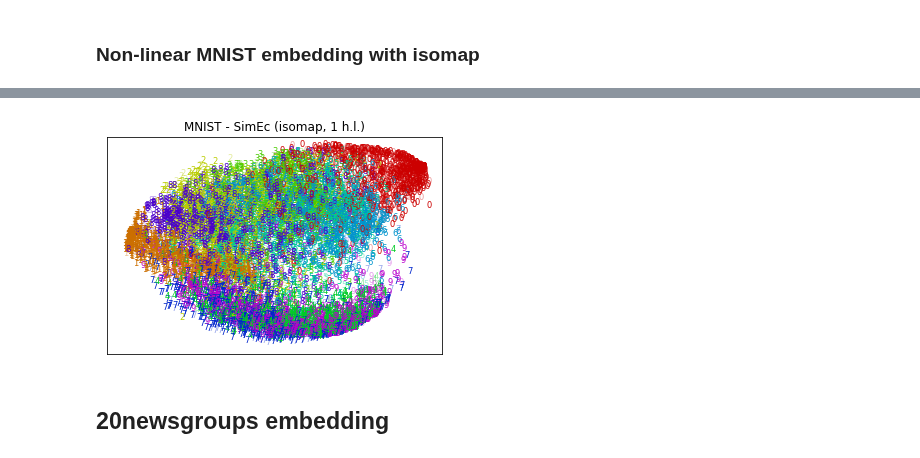
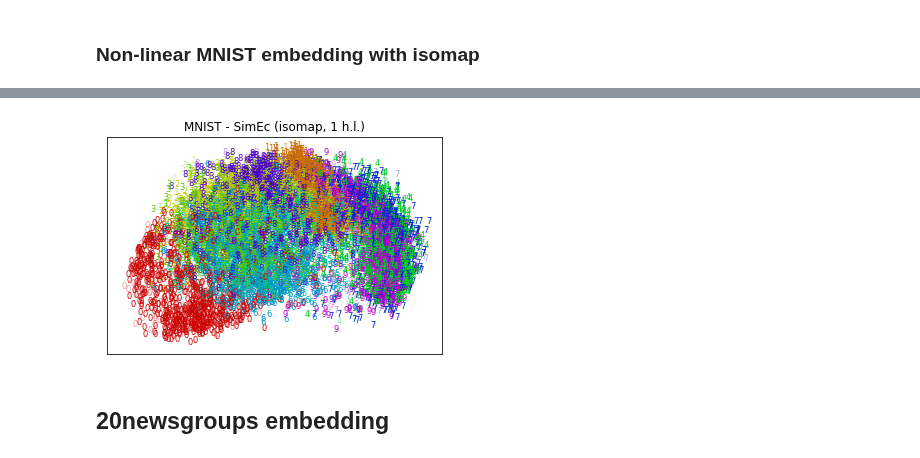
Before and after one commit to cod3licious/simec, a Jupyter notebook: basic_examples_compact.ipynb, the cells around one changed output, grey strips where cells are left out. Cells and saved outputs as stored; diff of their text form; code cells hidden in the pictures.

Commit message:
more isomap updates

```diff
--- a/basic_examples_compact.ipynb
+++ b/basic_examples_compact.ipynb
@@ -110,9 +110,10 @@ plot_mnist(X_embed, y, X_embed_test, y_test, title='MNIST - isomap')
 # %%
 # non-linear SimEc to approximate isomap solution
-K_geod = center_K(isomap.dist_matrix_)
+K_geod = center_K(-0.5*(isomap.dist_matrix_**2))
 n_targets = 1000
 # initialize the model
-simec = SimilarityEncoder(X.shape[1], 2, n_targets, hidden_layers=[(20, 'tanh')], s_ll_reg=0.5, S_ll=K_geod[:n_targets,:n_targets], opt=keras.optimizers.Adamax(lr=0.01))
+simec = SimilarityEncoder(X.shape[1], 2, n_targets, hidden_layers=[(20, 'tanh')], s_ll_reg=0.5,
+                          S_ll=K_geod[:n_targets,:n_targets], opt=keras.optimizers.Adamax(lr=0.01))
 # train the model to get an embedding with which the target similarities
 # can be linearly approximated
 simec.fit(X, K_geod[:,:n_targets], epochs=25)
@@ -143,4 +144,4 @@ correlation with isomap (test): 0.783606
-[figure, old version]
+[figure, new version]
 # %% [markdown]
 ## 20newsgroups embedding
 # %%
```
Also changed, not shown: parts of 2 cells of this notebook, 2 other files.
